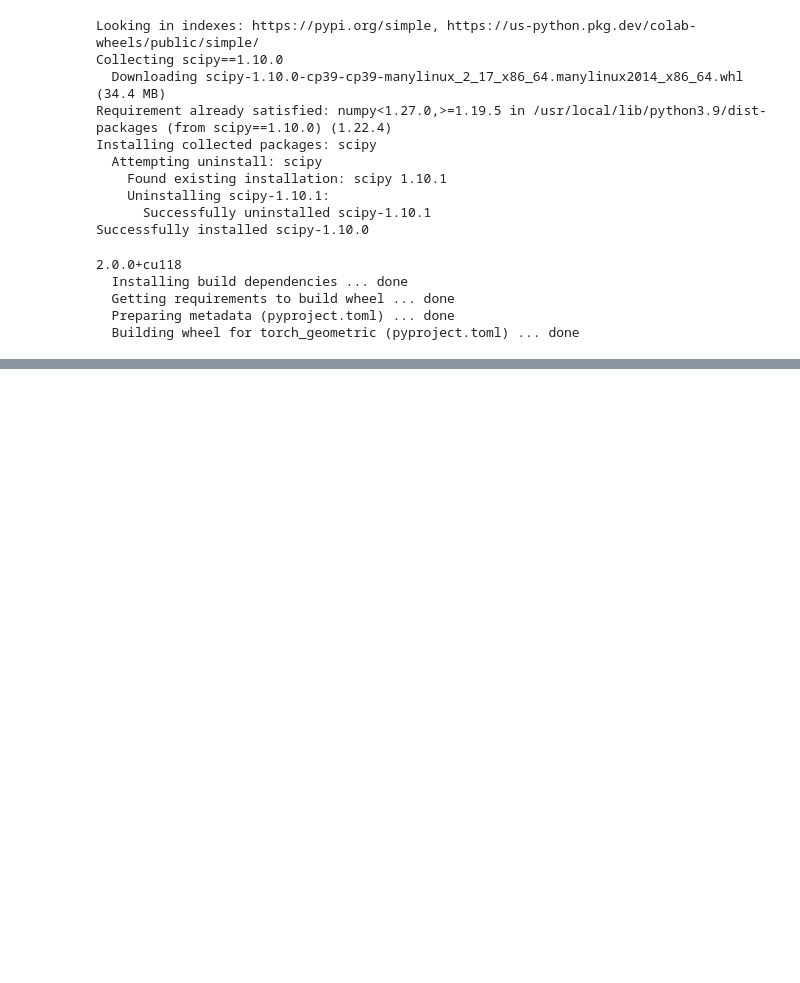
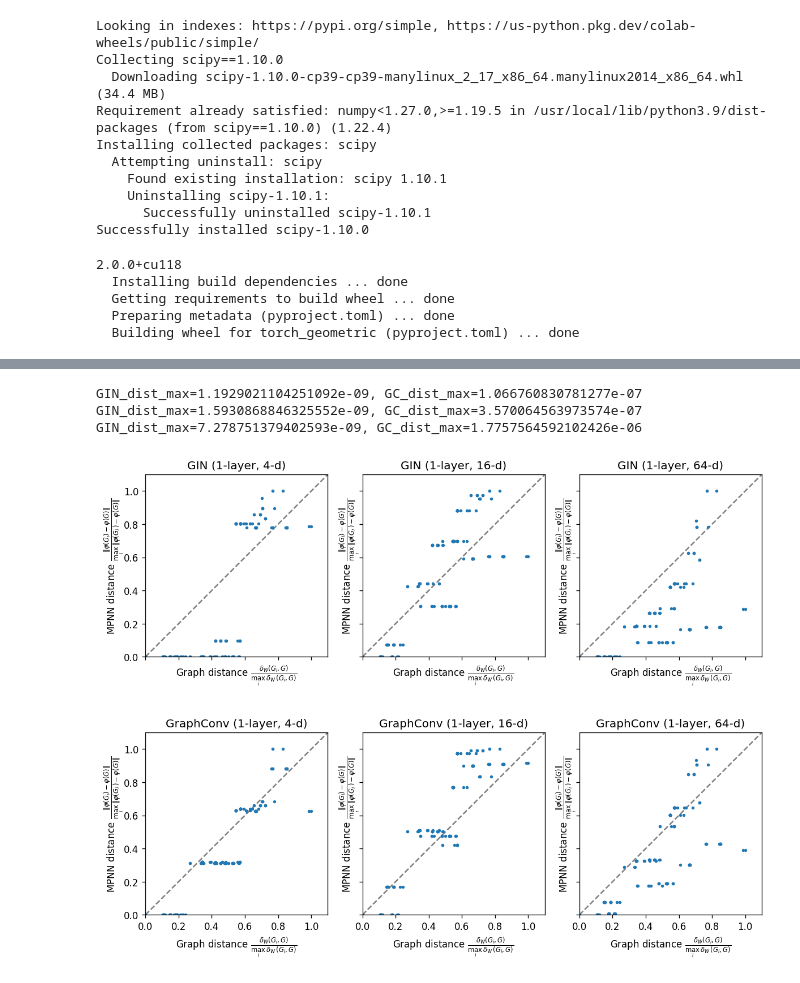
Before and after one commit to nhuang37/finegrain_expressivity_GNN, a Jupyter notebook: distance_preservation/Finegrain_MPNN_evaluation.ipynb, the cells around one changed output, grey strips where cells are left out. Cells and saved outputs as stored; diff of their text form; code cells hidden in the pictures; blank space fills up the shorter version.

```diff
--- a/distance_preservation/Finegrain_MPNN_evaluation.ipynb
+++ b/distance_preservation/Finegrain_MPNN_evaluation.ipynb
@@ -236,0 +204,15 @@ pickle.dump((graphs, graph_dist), open("graph_seq_dist_SBM.pkl", "wb"))
+# %%
+def get_MPNN_embed(graph_loader, input_dim, hid_dim, num_layers, aggr="sum"):
+  #untrain GNN
+  GIN_block = GIN_rep(input_dim, num_layers, hid_dim, untrain=True, aggr=aggr)
+  GIN_block.reset_parameters() #.to(device)
+  GC_block = GC_rep(input_dim, num_layers, hid_dim, untrain=True, aggr=aggr)
+  GC_block.reset_parameters()
+  #forward pass: obtain untrained graph embedding
+  MPNN_embeds = {'GIN':[], 'GC':[]}
+  for data in graph_loader:
+    #data = data.to(device)
+    #print(GIN_block(data))
+    MPNN_embeds['GIN'].append(GIN_block(data))
+    MPNN_embeds['GC'].append(GC_block(data))
+  return MPNN_embeds
@@ -297,0 +399,21 @@ plt.show()
+# %%
+#MPNN embedding
+##BUG: sometimes due to bad initialization, hid_dim=1, layer=1 gives trivial result => just re-run the cell
+num_G = len(dataset)
+graphs, graph_dist = pickle.load(open("graph_seq_dist_MUTAG.pkl", "rb"))
+dataset.transform = T.Constant(value=1, cat=False)
+graph_loader = DataLoader(dataset, batch_size=num_G, shuffle=False)
+
+#untrain GNN
+input_dim = 1
+hid_dim = None
+num_layers = 1
+dimensions = [4,16,64]
+
+results_hid = embed_vary(graph_loader, input_dim, hid_dim, num_layers, dimensions, vary="hid_dim", aggr="mean")
+plot_result_vary(graph_dist, results_hid, hid_dim, num_layers, dimensions, vary="hid_dim")
+# %% [output]
+GIN_dist_max=1.1929021104251092e-09, GC_dist_max=1.066760830781277e-07
+GIN_dist_max=1.5930868846325552e-09, GC_dist_max=3.570064563973574e-07
+GIN_dist_max=7.278751379402593e-09, GC_dist_max=1.7757564592102426e-06
+[figure, added]
```
Also changed, not shown: parts of 27 cells of this notebook.
